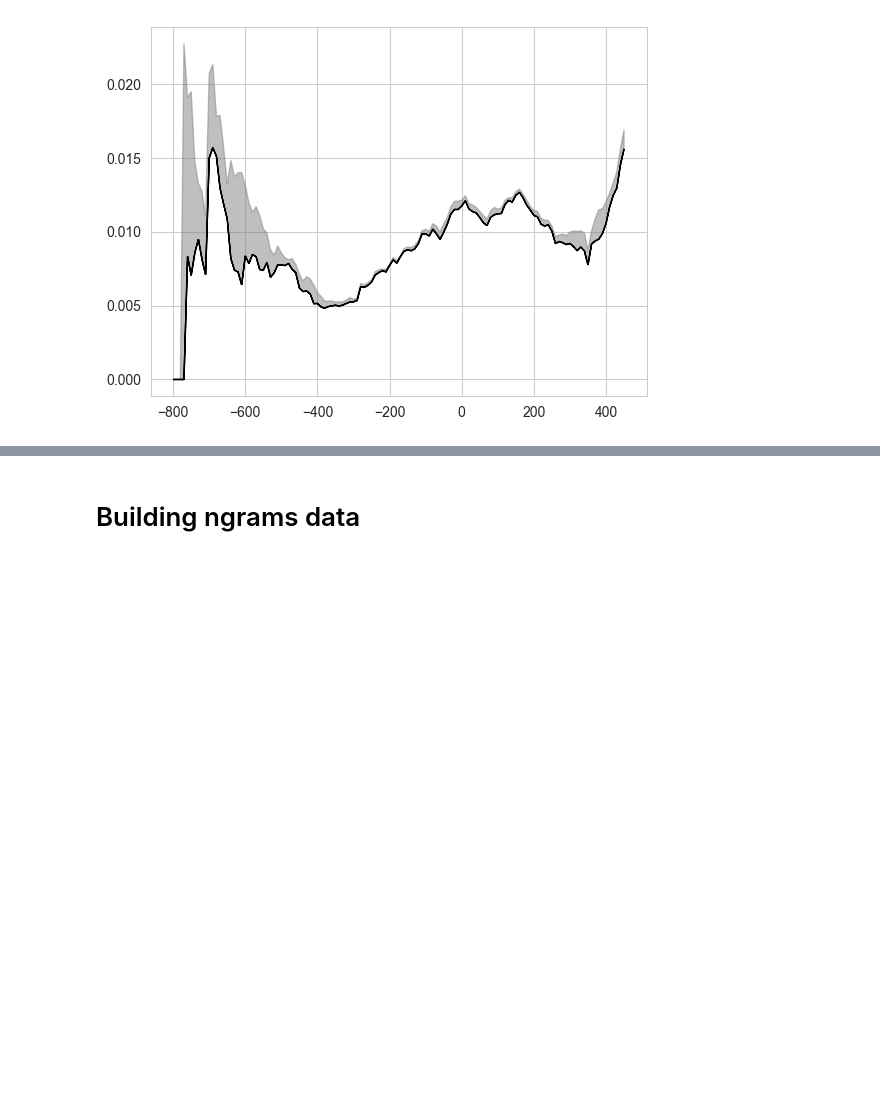
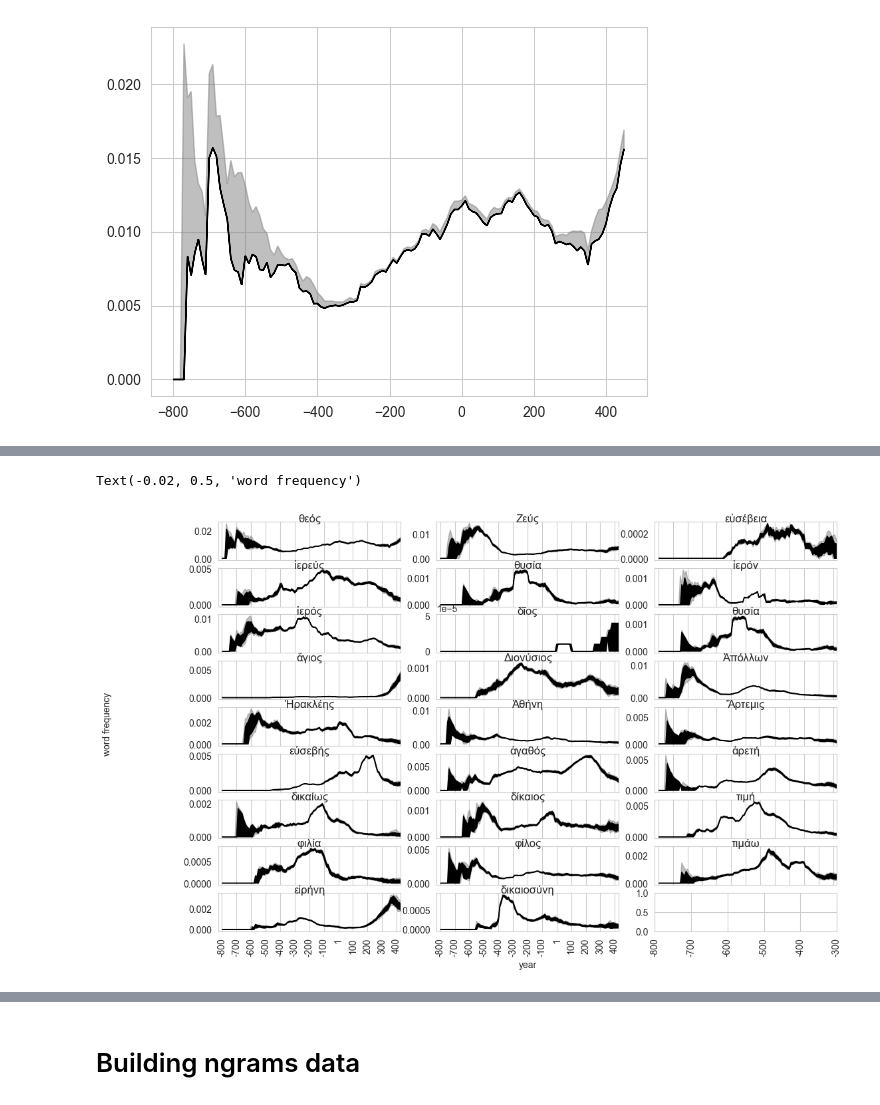
Before and after one commit to kasev/EpiMR, a Jupyter notebook: scripts/2_textual-explorations+fasttext-training.ipynb, the cells around one changed output, grey strips where cells are left out. Cells and saved outputs as stored; diff of their text form; code cells hidden in the pictures; blank space fills up the shorter version.

```diff
--- a/scripts/2_textual-explorations+fasttext-training.ipynb
+++ b/scripts/2_textual-explorations+fasttext-training.ipynb
@@ -56,7 +63,7 @@ len(lemmata_remove)
 # %%
 def normalize_encoding(string):
     return unicodedata.normalize("NFC", string)
-stopwords = [normalize_encoding(s) for s in stopwords]
+stopwords = [normalize_encoding(s) for s in stopwords] + ["τίν", "γῶν", "τοῖρ", "κα"]
 # %%
 lemmata_remove.update(stopwords)
 len(lemmata_remove)
@@ -165,10 +223,10 @@ dik_words_df.head(5)
 # Singular words explorations
 # %%
 religion = ["θεός", "Ζεύς", "εὐσέβεια", 'ἱερεύς', "θυσία"]
-religion_2 = ["ἱερόν", "ἱερός", "δῖος", "θυσία", "Διονύσιος", "Ἀπόλλων", "Ἀπολλώνιος", "Ἡρακλέης",  "Ἀθήνη", "Ἄρτεμις", "εὐσεβής"]
+religion_2 = ["ἱερόν", "ἱερός", "δῖος", "θυσία", "ἅγιος" ,"Διονύσιος", "Ἀπόλλων", "Ἡρακλέης",  "Ἀθήνη", "Ἄρτεμις", "εὐσεβής"]
 
-morality = ["ἀγαθός", "ἀρετή", "δικαίως", "δίκαιος", "τιμή"]
-morality_2 = ["τιμάω", "εἰρήνη", "δικαιοσύνη"]
+morality = ["ἀγαθός", "ἀρετή", "δικαίως", "δίκαιος", "τιμή", "φιλία", "φίλος"]
+morality_2 = ["τιμάω", "εἰρήνη", "δικαιοσύνη", ]
 
 word_list = religion + religion_2 + morality + morality_2
 # %%
@@ -239,7 +297,8 @@ tempun.plot_timeblocks_data(word_freq)
 [figure]
 # %%
 %%time
-sim_data_freq = {}
-for word in word_list:
-    word_freq = sim_data_by_function(GIST, 100, time_blocks=time_blocks, function=get_word_frequency, args_dict={"word": word})
-    sim_data_freq[word] = word_freq
+# sim_data_freq = {}
+#for word in word_list:
+#    print(word)
+#    word_freq = sim_data_by_function(GIST, 100, time_blocks=time_blocks, function=get_word_frequency, args_dict={"word": word})
+    #sim_data_freq[word] = word_freq
@@ -252 +312,23 @@ len(sim_data_freq)
+# %%
+fig, axs = plt.subplots(9,3, figsize=(12, 8))#, tight_layout=True)
+
+for word, ax in zip(word_list, axs.ravel()):
+    tempun.plot_timeblocks_data(sim_data_freq[word], ax=ax)
+    ax.set_xticklabels([])
+    ax.grid(False, axis="y")
+    ax.set_title(word, pad=-0.3)
+    ax.set_xticks([el+1 if el==0 else el for el in range(-800,500,100)])
+    ax.set_xlim(-825,425)
+axs[8,0].set_xticklabels([str(el+1) if el==0 else str(el) for el in range(-800,500,100)], rotation=90)
+
+axs[8,1].set_xticklabels([str(el+1) if el==0 else str(el) for el in range(-800,500,100)], rotation=90)
+
+axs[8,2].set_xticklabels([str(el+1) if el==0 else str(el) for el in range(-800,500,100)], rotation=90)
+
+ax.set_xlabel("year")
+
+fig.text(-0.02, 0.5, 'word frequency', va='center', rotation='vertical')
+# %% [output]
+Text(-0.02, 0.5, 'word frequency')
+[figure, added]
 # %%
```
Also changed, not shown: parts of 63 cells of this notebook, 7 other files.
